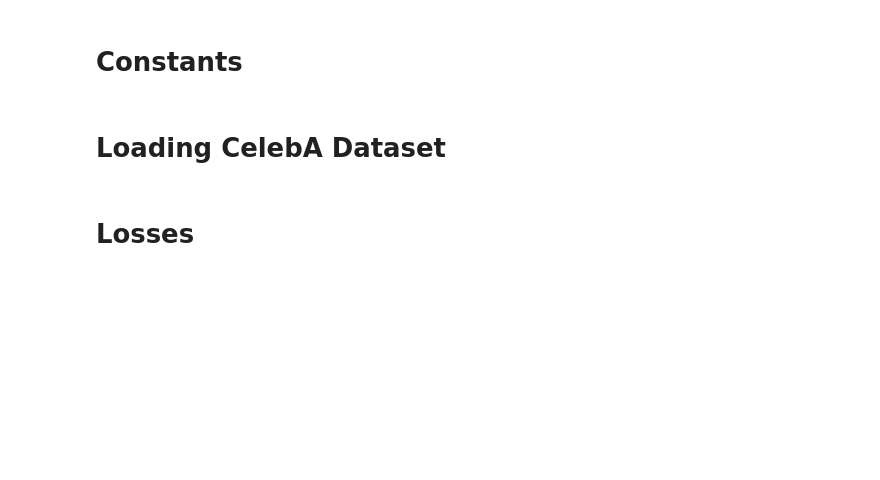
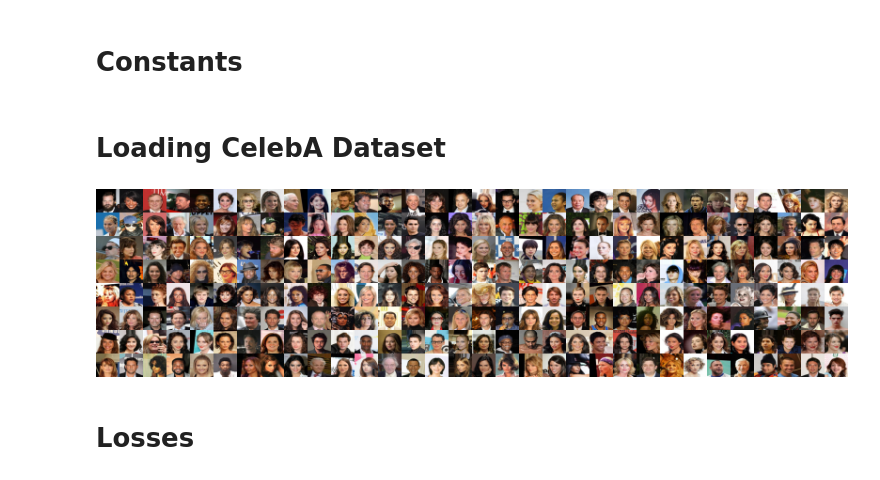
Before and after one commit to aharol/generative-deep-learning, a Jupyter notebook: 04-gans/wgan-gp-mlx.ipynb, the cells around one changed output. Saved outputs shown, nothing was run; the diff lists cells and outputs as text; code cells hidden in the pictures; blank space fills up the shorter version.

```diff
--- a/04-gans/wgan-gp-mlx.ipynb
+++ b/04-gans/wgan-gp-mlx.ipynb
@@ -18,35 +18,39 @@ from wgan_gp.utils import grid_image_from_batch, ensure_exists
 SEED = 42
 mx.random.seed(SEED)
 
-BATCH_SIZE = 128
-NUM_EPOCHS = 100
+BATCH_SIZE = 256
+NUM_EPOCHS = 50
 CRITIC_STEPS = 5
 GP_WEIGHT = 10.0
 Z_DIM = 100
 
 IMAGE_SHAPE = (64, 64, 3)
 
-EXP_TIME = time.strftime("%I-%M%p_%B-%d-%Y")
-SAVE_DIR = Path("./artifacts") / EXP_TIME
-SAVE_EVERY_EPOCH = 10
+EXP_TIME = time.strftime("%B-%d-%Y_%I-%M%p")
+SAVE_DIR = ensure_exists(Path("../artifacts/" + EXP_TIME))
+
+SAVE_EVERY_EPOCH = 3
 # %% [markdown]
 # Loading CelebA Dataset
 # %%
-data_buf = load_celeba(split="train")
+# loading data into a buffer
+data_buf = load_celeba(split="test")
 total_samples = len(data_buf)
 
 data = (
     data_buf
     .shuffle()
     .to_stream()
     .image_resize("image", h=IMAGE_SHAPE[0], w=IMAGE_SHAPE[1])
     .key_transform("image", lambda x: (x.astype("float32") - 127.5) / 127.5)
     .batch(BATCH_SIZE)
     .prefetch(prefetch_size=8, num_threads=8)
 )
 
-batch = next(data_iter)
+batch = next(data)
 grid_image_from_batch(batch["image"], num_rows=8)
+# %% [output]
+[figure, added]
 # %% [markdown]
 # Losses
 # %%
```
Also changed, not shown: parts of 4 cells of this notebook, 1 other file.
